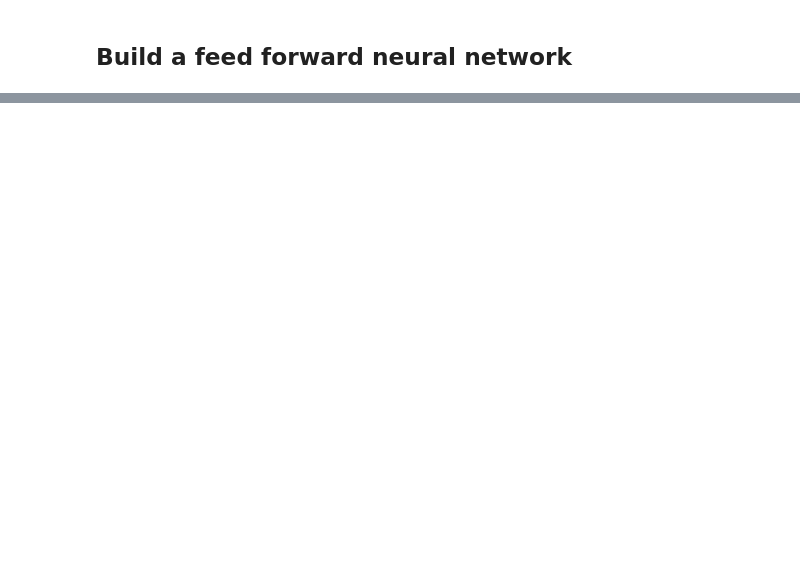
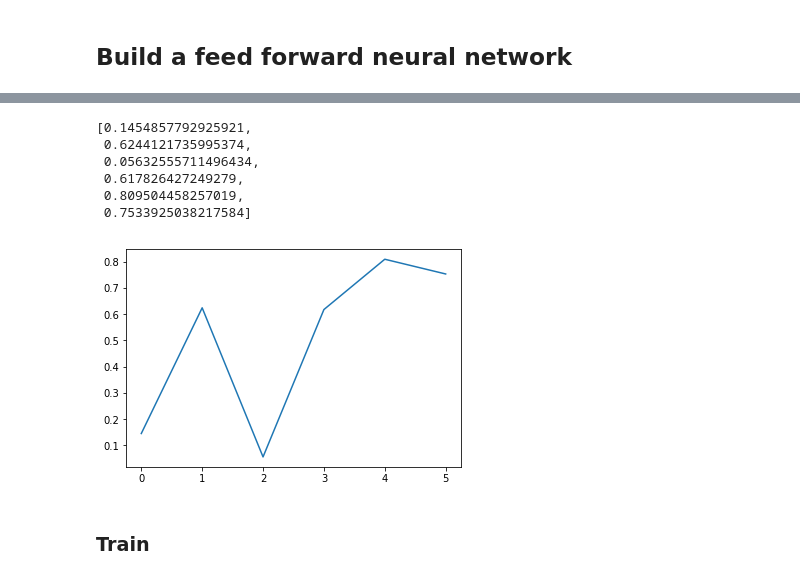
Before and after one commit to zunzhumu/mutual-information-dnns, a Jupyter notebook: circle-radius-test.ipynb, the cells around one changed output, grey strips where cells are left out. Drawn from its saved outputs; the diff is of its cells as text; code cells hidden in the pictures; blank space fills up the shorter version.

```diff
--- a/circle-radius-test.ipynb
+++ b/circle-radius-test.ipynb
@@ -178,0 +228,9 @@ plot_learning_curve(ffnn_fitting.history)
+# %%
+%%time
+def g1(x, y):
+    print('One more!')
+    return mixed_mutual_information(x, y, k=500)
+
+mutual_information_Y = list(map(
+    lambda x: g1(x, Y_test),
+    dataset_through_layers_test))
@@ -178,0 +246,16 @@ plot_learning_curve(ffnn_fitting.history)
+# %%
+mutual_information_Y
+# %% [output]
+[0.1454857792925921,
+ 0.6244121735995374,
+ 0.05632555711496434,
+ 0.617826427249279,
+ 0.809504458257019,
+ 0.7533925038217584]
+# %%
+plt.plot(mutual_information_Y)
+plt.show()
+# %% [output]
+[figure, added]
+# %% [markdown]
+### Train
```
Also changed, not shown: parts of 25 cells of this notebook.
